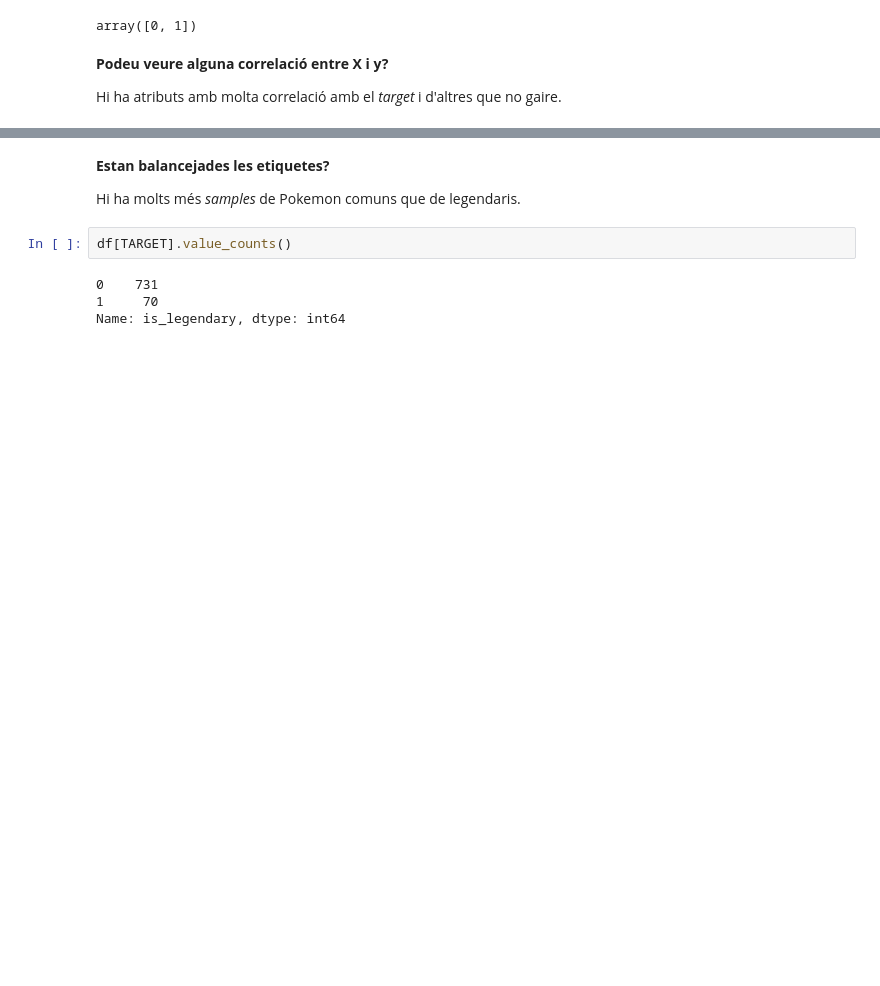
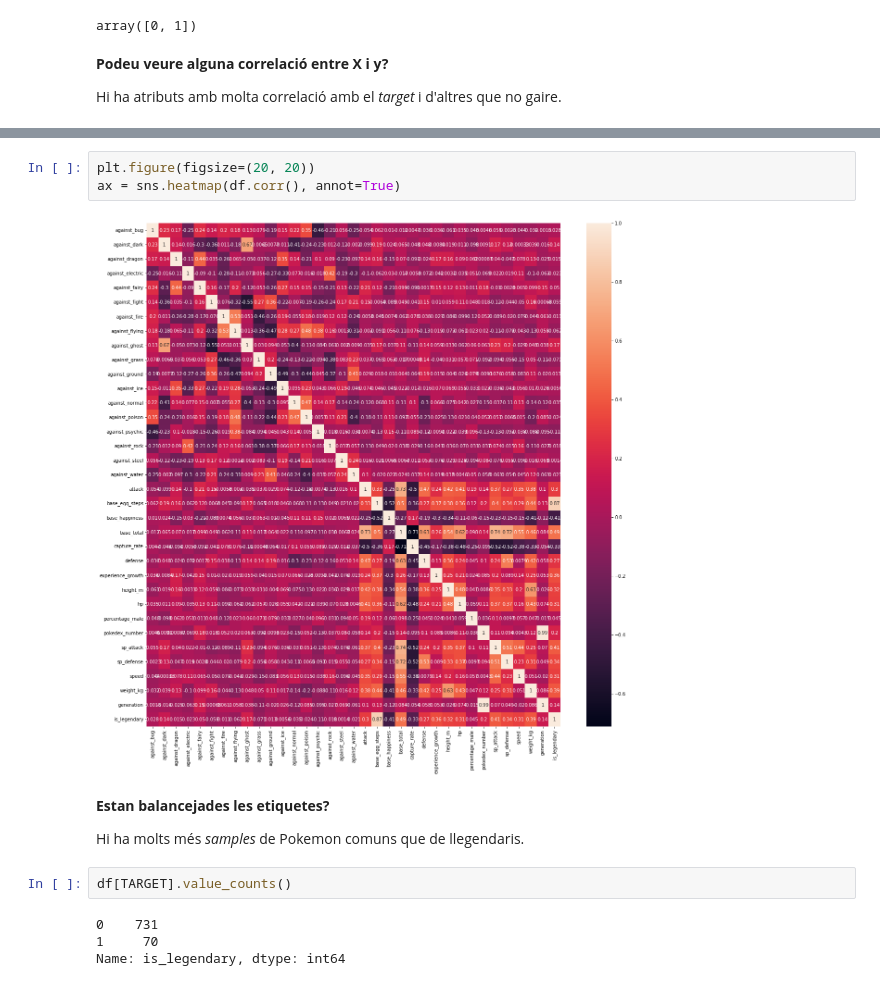
Before and after one commit to pablo15ruiz/ac-pr02, a Jupyter notebook: ApartatA.ipynb, the cells around one changed output, grey strips where cells are left out. Saved outputs shown, nothing was run; the diff lists cells and outputs as text; blank space fills up the shorter version.

```diff
--- a/ApartatA.ipynb
+++ b/ApartatA.ipynb
@@ -99,10 +98,15 @@ against_fire         0.011073
 against_ice          0.005580
 against_steel        0.001397
 Name: is_legendary, dtype: float64
+# %%
+plt.figure(figsize=(20, 20))
+ax = sns.heatmap(df.corr(), annot=True)
+# %% [output]
+[figure, added]
 # %% [markdown]
 **Estan balancejades les etiquetes?**
 
-Hi ha molts més *samples* de Pokemon comuns que de legendaris.
+Hi ha molts més *samples* de Pokemon comuns que de llegendaris.
 # %%
 df[TARGET].value_counts()
 # %% [output]
```
Also changed, not shown: parts of 59 cells of this notebook.
